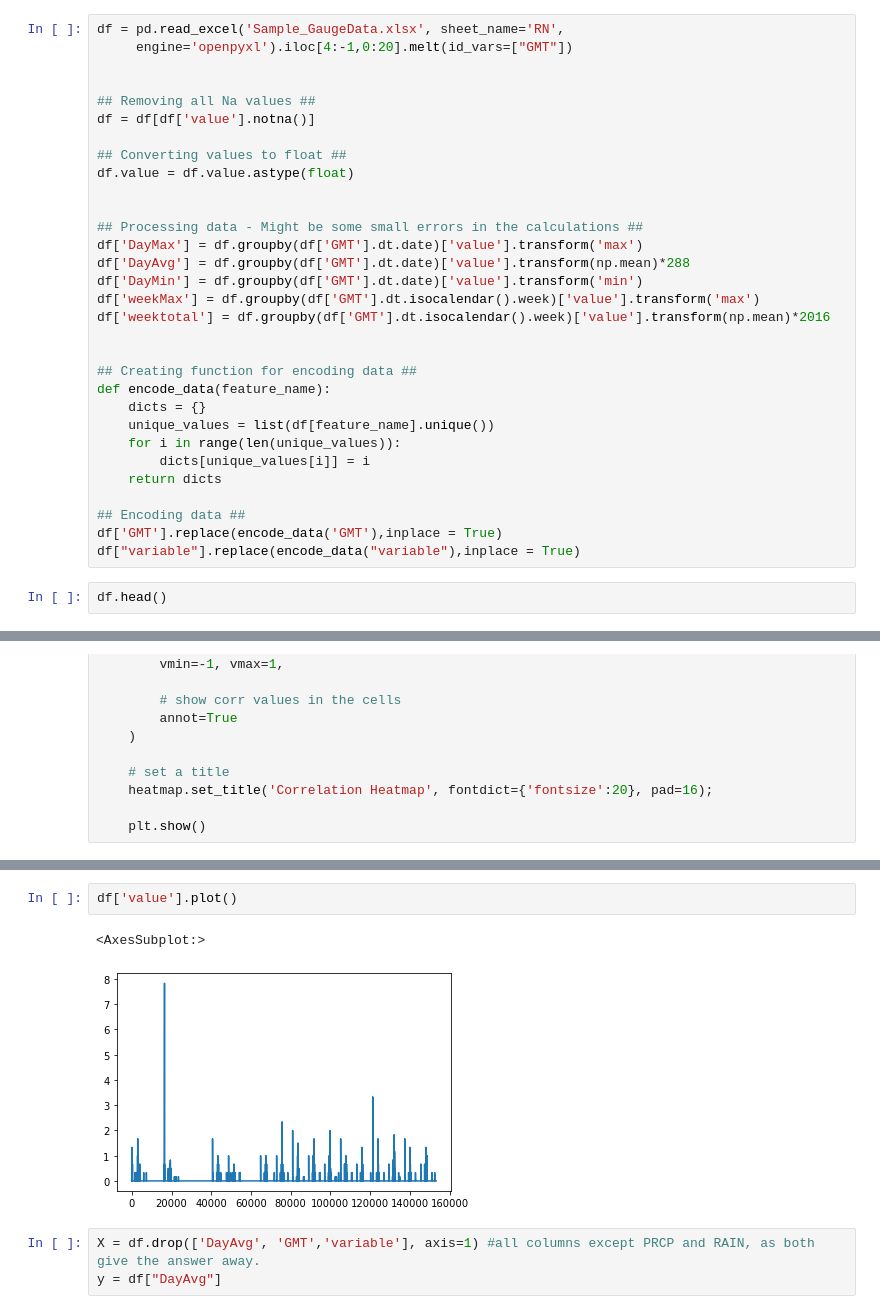
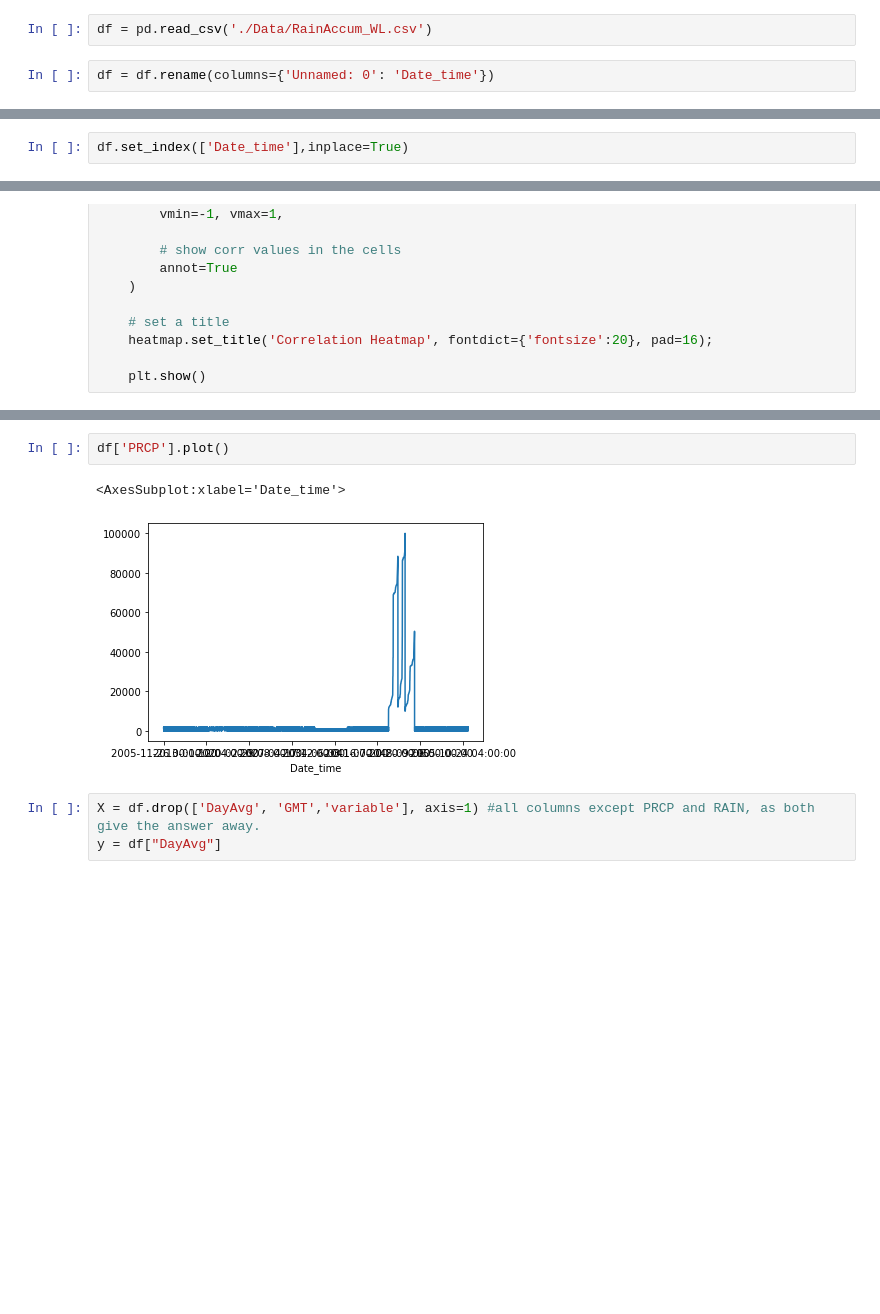
Before and after one commit to matthewenright2478/3821ICT_3225_GC-3821ICT-Work-Integrated-Learning---Single-Project-, a Jupyter notebook: ANN_Model.ipynb, the cells around one changed output, grey strips where cells are left out. Cells and saved outputs as stored; diff of their text form; blank space fills up the shorter version.

Commit message:
new data file

```diff
--- a/ANN_Model.ipynb
+++ b/ANN_Model.ipynb
@@ -13,35 +13,6 @@ from keras.optimizers import Adam
 from sklearn.model_selection import train_test_split
 from keras.utils import plot_model
 # %%
-df = pd.read_excel('Sample_GaugeData.xlsx', sheet_name='RN',
-     engine='openpyxl').iloc[4:-1,0:20].melt(id_vars=["GMT"])
-
-
-## Removing all Na values ##
-df = df[df['value'].notna()]
-
-## Converting values to float ##
-df.value = df.value.astype(float)
-
-
-## Processing data - Might be some small errors in the calculations ##
-df['DayMax'] = df.groupby(df['GMT'].dt.date)['value'].transform('max')
-df['DayAvg'] = df.groupby(df['GMT'].dt.date)['value'].transform(np.mean)*288
-df['DayMin'] = df.groupby(df['GMT'].dt.date)['value'].transform('min')
-df['weekMax'] = df.groupby(df['GMT'].dt.isocalendar().week)['value'].transform('max')
-df['weektotal'] = df.groupby(df['GMT'].dt.isocalendar().week)['value'].transform(np.mean)*2016
-
-
-## Creating function for encoding data ##
-def encode_data(feature_name):
-    dicts = {}
-    unique_values = list(df[feature_name].unique())
-    for i in range(len(unique_values)):
-        dicts[unique_values[i]] = i
-    return dicts
-
-## Encoding data ##
-df['GMT'].replace(encode_data('GMT'),inplace = True)
-df["variable"].replace(encode_data("variable"),inplace = True)
+df = pd.read_csv('./Data/RainAccum_WL.csv')
 # %%
-df.head()
+df = df.rename(columns={'Unnamed: 0': 'Date_time'})
@@ -54,0 +19,2 @@ df.head()
+# %%
+df.set_index(['Date_time'],inplace=True)
@@ -96,8 +103,8 @@ _=sns.scatterplot(data=df, x='GMT', y='value', hue='weektotal')
 # %%
-df['value'].plot()
+df['PRCP'].plot()
 # %% [output]
-<AxesSubplot:>
+<AxesSubplot:xlabel='Date_time'>
-[figure, old version]
+[figure, new version]
 # %%
 X = df.drop(['DayAvg', 'GMT','variable'], axis=1) #all columns except PRCP and RAIN, as both give the answer away.
 y = df["DayAvg"]
```
Also changed, not shown: parts of 4 cells of this notebook, 2 other files.
